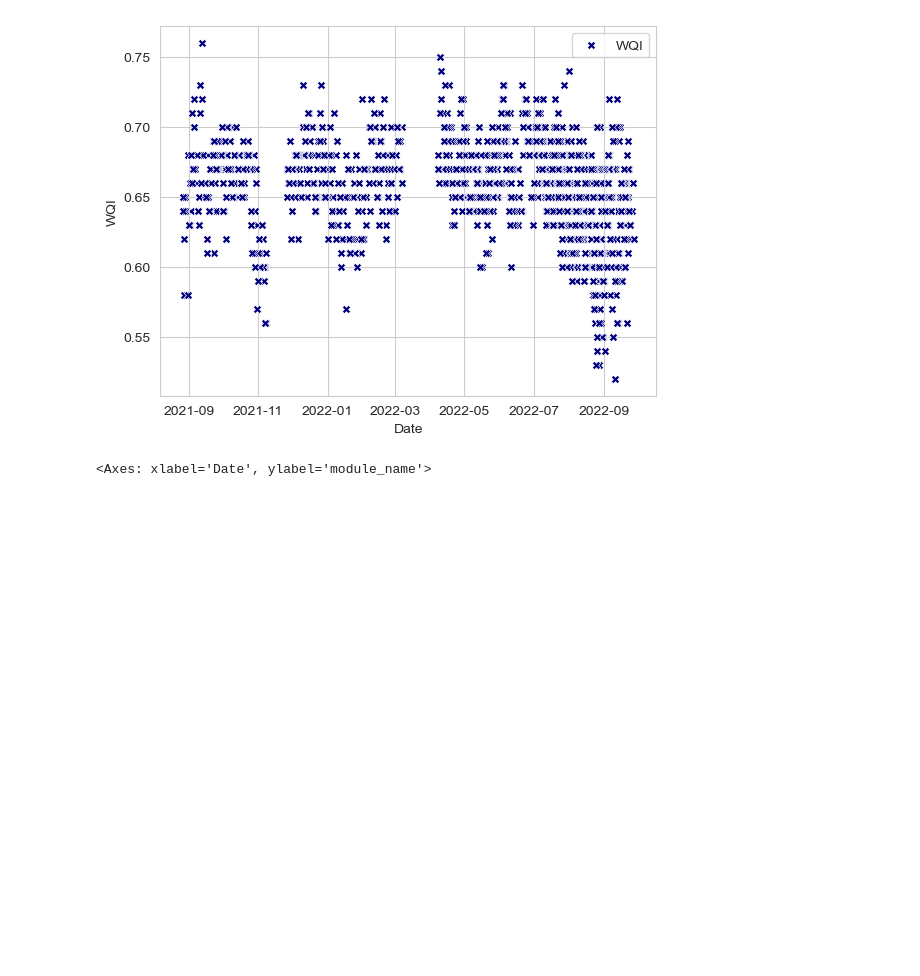
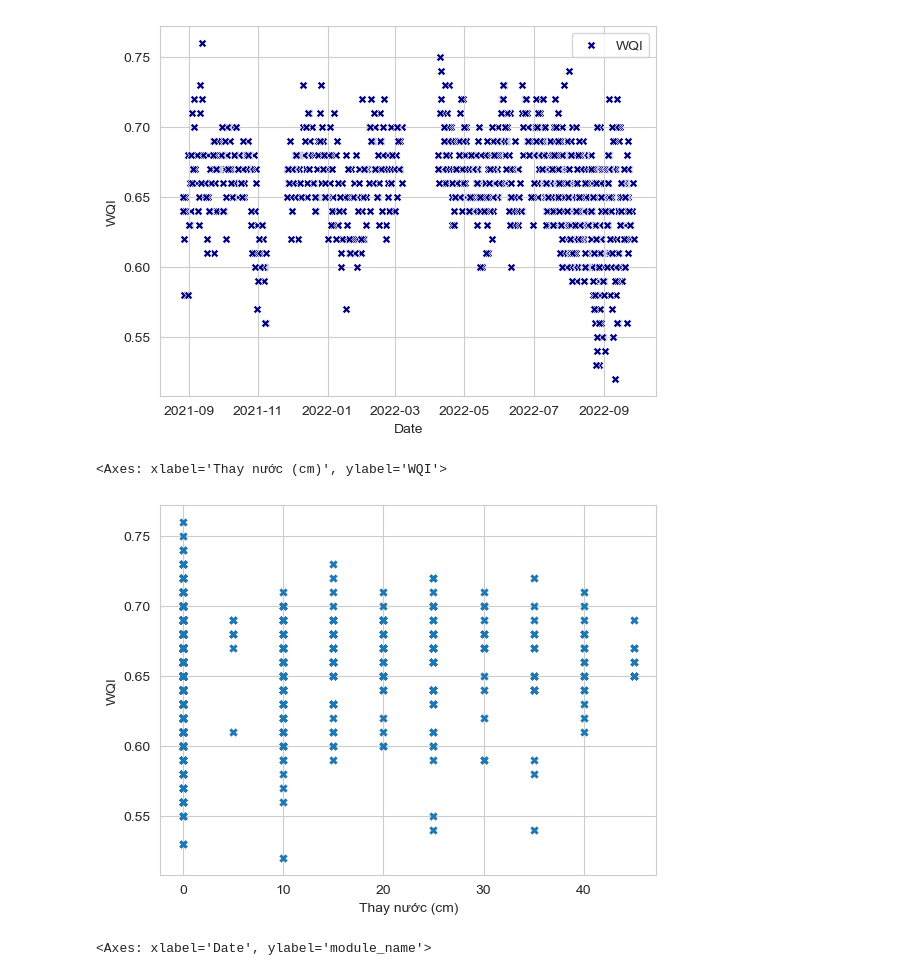
Before and after one commit to truongthuanr/WQi-Model, a Jupyter notebook: sample.ipynb, the cells around one changed output. Drawn from its saved outputs; the diff is of its cells as text; code cells hidden in the pictures; blank space fills up the shorter version.

```diff
--- a/sample.ipynb
+++ b/sample.ipynb
@@ -101,12 +103,12 @@ pd.DataFrame(na[na>0],columns=['NaN'])
 | Thay nước (cm) | 1 |
 # %%
 # df2: drop all NaN values
-df2 = df1.drop(columns=["Con/Kg",'Số lượng post','Giai doan'])
+df2 = df1.drop(columns=['Số lượng post','Giai doan'])
 # %%
 # With collumn is not numeric
 # notnum_columns = df2.apply(lambda s: pd.to_numeric(s, errors='coerce').notnull().all())
 # %%
-df2.dropna(inplace=True)
+df2.dropna(subset=numeric_columns,inplace=True)
 # %%
 df2.shape
 # %% [output]
@@ -207,6 +209,13 @@ plt.legend()
 plt.show()
 # %% [output]
 [figure]
+# %%
+sns.scatterplot(df2,x='Thay nước (cm)',y='WQI',\
+                linewidth=0,
+                marker='X')
+# %% [output]
+<Axes: xlabel='Thay nước (cm)', ylabel='WQI'>
+[figure, added]
 # %%
 sns.scatterplot(df2,x='Date',y='module_name',\
                 linewidth=0)
```
Also changed, not shown: parts of 51 cells of this notebook.
